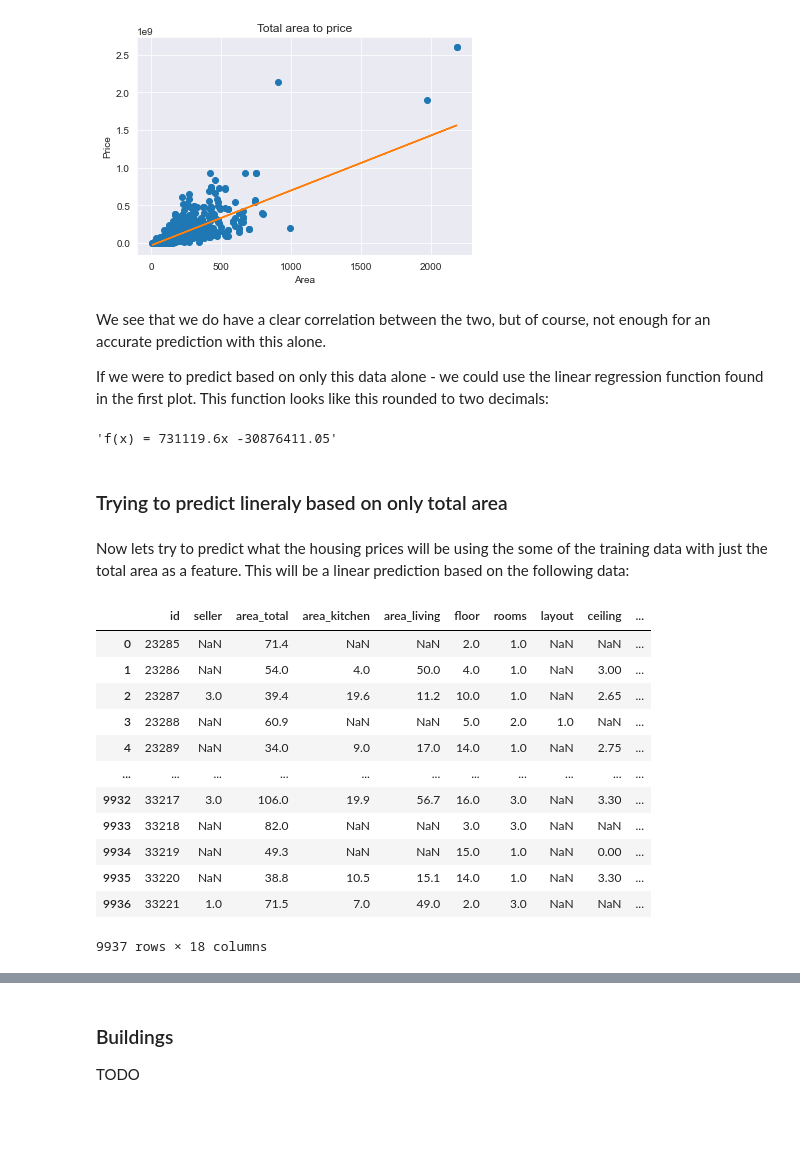
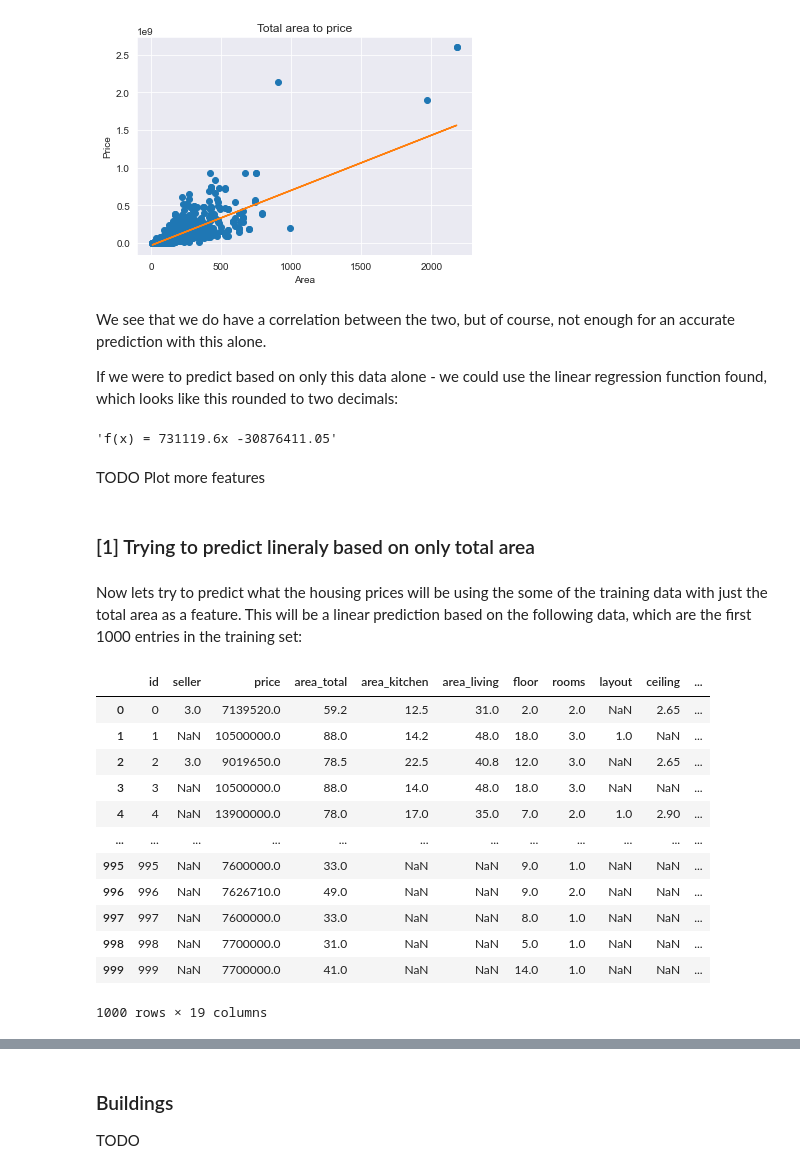
Before and after one commit to Olaussen/TDT4173_group69, a Jupyter notebook: src/notebook.ipynb, the cells around one changed output, grey strips where cells are left out. Cells and saved outputs as stored; diff of their text form; code cells hidden in the pictures; blank space fills up the shorter version.

```diff
--- a/src/notebook.ipynb
+++ b/src/notebook.ipynb
@@ -51,39 +49,42 @@ As one can see below, there is a strong correlation between the total area of an
 
 As the bulk of the data lies below in prices below `1 billion`, we have removed the three outliers <span style="color:red">(in red)</span> you can see in the first plot, to get a simpler visual view of how the area affects the total price in the second.
 # %%
+preprocessor = Preprocessor()
 visualizer = Visualizer()
-m, b = visualizer.area_to_price()
+data = visualizer
+m, b = visualizer.area_to_price(preprocessor.apartments)
 # %% [output]
 [figure]
 # %% [markdown]
-We see that we do have a clear correlation between the two, but of course, not enough for an accurate prediction with this alone.
+We see that we do have a correlation between the two, but of course, not enough for an accurate prediction with this alone.
 
-If we were to predict based on only this data alone - we could use the linear regression function found in the first plot.
-This function looks like this rounded to two decimals:
+If we were to predict based on only this data alone - we could use the linear regression function found, which looks like this rounded to two decimals:
 # %%
  "f(x) = %sx %s" % (round(m, 2), round(b, 2))
 # %% [output]
 'f(x) = 731119.6x -30876411.05'
+# %% [markdown]
+TODO Plot more features
 # %% [markdown]
-### Trying to predict lineraly based on only total area
+### [1] Trying to predict lineraly based on only total area
 # %% [markdown]
 Now lets try to predict what the housing prices will be using the some of the training data with just the total area as a feature.
-This will be a linear prediction based on the following data:
+This will be a linear prediction based on the following data, which are the first 1000 entries in the training set:
 # %%
 model = Model()
-test_data = visualizer.preprocessor.load_apartments_test()
+test_data = preprocessor.apartments[:1000]
 test_data
 # %% [output]
-|  | id | seller | area_total | area_kitchen | area_living | floor | rooms | layout | ceiling | ... |
-| 0 | 23285 | NaN | 71.4 | NaN | NaN | 2.0 | 1.0 | NaN | NaN | ... |
-| 1 | 23286 | NaN | 54.0 | 4.0 | 50.0 | 4.0 | 1.0 | NaN | 3.00 | ... |
-| 2 | 23287 | 3.0 | 39.4 | 19.6 | 11.2 | 10.0 | 1.0 | NaN | 2.65 | ... |
-| 3 | 23288 | NaN | 60.9 | NaN | NaN | 5.0 | 2.0 | 1.0 | NaN | ... |
-| 4 | 23289 | NaN | 34.0 | 9.0 | 17.0 | 14.0 | 1.0 | NaN | 2.75 | ... |
-| ... | ... | ... | ... | ... | ... | ... | ... | ... | ... | ... |
-| 9932 | 33217 | 3.0 | 106.0 | 19.9 | 56.7 | 16.0 | 3.0 | NaN | 3.30 | ... |
-| 9933 | 33218 | NaN | 82.0 | NaN | NaN | 3.0 | 3.0 | NaN | NaN | ... |
-| 9934 | 33219 | NaN | 49.3 | NaN | NaN | 15.0 | 1.0 | NaN | 0.00 | ... |
-| 9935 | 33220 | NaN | 38.8 | 10.5 | 15.1 | 14.0 | 1.0 | NaN | 3.30 | ... |
-| 9936 | 33221 | 1.0 | 71.5 | 7.0 | 49.0 | 2.0 | 3.0 | NaN | NaN | ... |
+|  | id | seller | price | area_total | area_kitchen | area_living | floor | rooms | layout | ceiling | ... |
+| 0 | 0 | 3.0 | 7139520.0 | 59.2 | 12.5 | 31.0 | 2.0 | 2.0 | NaN | 2.65 | ... |
+| 1 | 1 | NaN | 10500000.0 | 88.0 | 14.2 | 48.0 | 18.0 | 3.0 | 1.0 | NaN | ... |
+| 2 | 2 | 3.0 | 9019650.0 | 78.5 | 22.5 | 40.8 | 12.0 | 3.0 | NaN | 2.65 | ... |
+| 3 | 3 | NaN | 10500000.0 | 88.0 | 14.0 | 48.0 | 18.0 | 3.0 | NaN | NaN | ... |
+| 4 | 4 | NaN | 13900000.0 | 78.0 | 17.0 | 35.0 | 7.0 | 2.0 | 1.0 | 2.90 | ... |
+| ... | ... | ... | ... | ... | ... | ... | ... | ... | ... | ... | ... |
+| 995 | 995 | NaN | 7600000.0 | 33.0 | NaN | NaN | 9.0 | 1.0 | NaN | NaN | ... |
+| 996 | 996 | NaN | 7626710.0 | 49.0 | NaN | NaN | 9.0 | 2.0 | NaN | NaN | ... |
+| 997 | 997 | NaN | 7600000.0 | 33.0 | NaN | NaN | 8.0 | 1.0 | NaN | NaN | ... |
+| 998 | 998 | NaN | 7700000.0 | 31.0 | NaN | NaN | 5.0 | 1.0 | NaN | NaN | ... |
+| 999 | 999 | NaN | 7700000.0 | 41.0 | NaN | NaN | 14.0 | 1.0 | NaN | NaN | ... |
-9937 rows × 18 columns
+1000 rows × 19 columns
```
Also changed, not shown: parts of 10 cells of this notebook, 5 other files.
